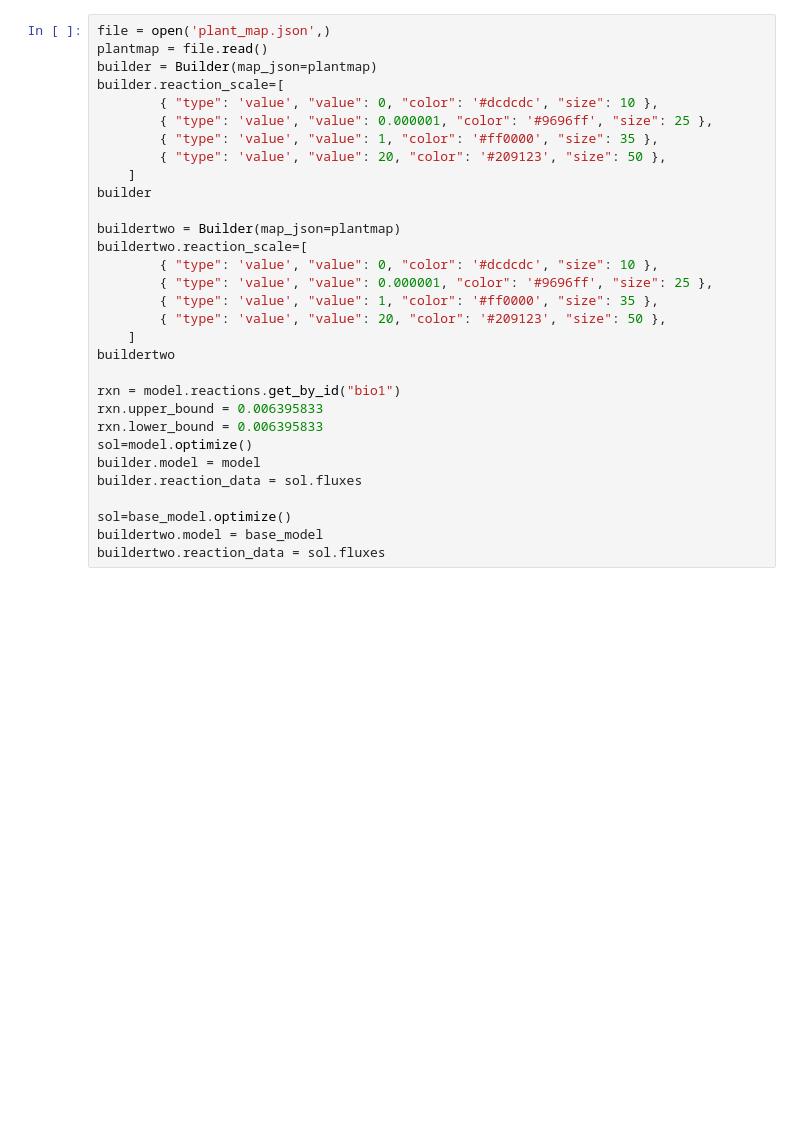
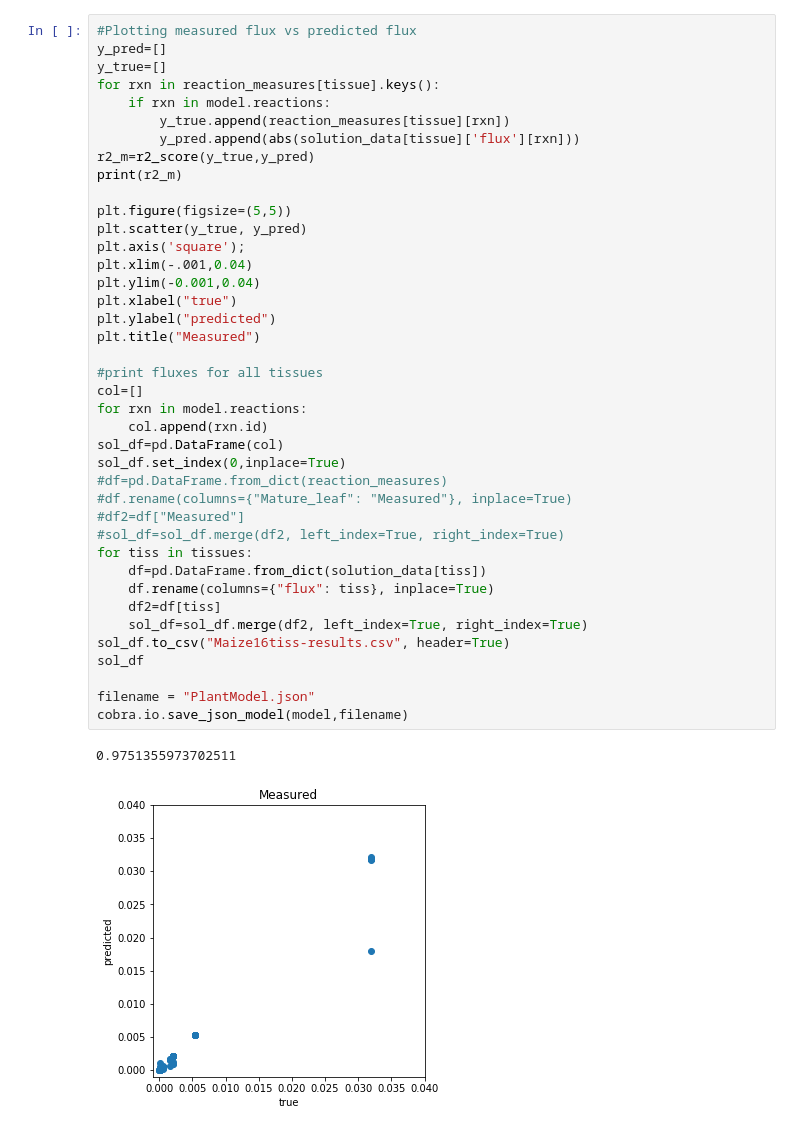
Before and after one commit to ModelSEED/ProjectNotebooks, a Jupyter notebook: MaizeProteomeModeling/ProteomeDrivenModeling.ipynb, the cells around one changed output. Drawn from its saved outputs; the diff is of its cells as text; blank space fills up the shorter version.

```diff
--- a/MaizeProteomeModeling/ProteomeDrivenModeling.ipynb
+++ b/MaizeProteomeModeling/ProteomeDrivenModeling.ipynb
@@ -253,31 +262,43 @@ Builder(reaction_data={'rxn00102_d1': 3.188478221778222e-05, 'rxn20508_d1': 3.18
-# %%
-file = open('plant_map.json',)
-plantmap = file.read()
-builder = Builder(map_json=plantmap)
-builder.reaction_scale=[
-        { "type": 'value', "value": 0, "color": '#dcdcdc', "size": 10 },
-        { "type": 'value', "value": 0.000001, "color": '#9696ff', "size": 25 },
-        { "type": 'value', "value": 1, "color": '#ff0000', "size": 35 },
-        { "type": 'value', "value": 20, "color": '#209123', "size": 50 },
-    ]
-builder
-
-buildertwo = Builder(map_json=plantmap)
-buildertwo.reaction_scale=[
-        { "type": 'value', "value": 0, "color": '#dcdcdc', "size": 10 },
-        { "type": 'value', "value": 0.000001, "color": '#9696ff', "size": 25 },
-        { "type": 'value', "value": 1, "color": '#ff0000', "size": 35 },
-        { "type": 'value', "value": 20, "color": '#209123', "size": 50 },
-    ]
-buildertwo
-
-rxn = model.reactions.get_by_id("bio1")
-rxn.upper_bound = 0.006395833
-rxn.lower_bound = 0.006395833
-sol=model.optimize()
-builder.model = model
-builder.reaction_data = sol.fluxes
-
-sol=base_model.optimize()
-buildertwo.model = base_model
-buildertwo.reaction_data = sol.fluxes
+# %%
+#Plotting measured flux vs predicted flux
+y_pred=[]
+y_true=[]
+for rxn in reaction_measures[tissue].keys():
+    if rxn in model.reactions:
+        y_true.append(reaction_measures[tissue][rxn])
+        y_pred.append(abs(solution_data[tissue]['flux'][rxn]))
+r2_m=r2_score(y_true,y_pred)
+print(r2_m)
+
+plt.figure(figsize=(5,5))
+plt.scatter(y_true, y_pred)
+plt.axis('square');
+plt.xlim(-.001,0.04)
+plt.ylim(-0.001,0.04)
+plt.xlabel("true")
+plt.ylabel("predicted")
+plt.title("Measured")
+
+#print fluxes for all tissues
+col=[]
+for rxn in model.reactions:
+    col.append(rxn.id)
+sol_df=pd.DataFrame(col)
+sol_df.set_index(0,inplace=True)
+#df=pd.DataFrame.from_dict(reaction_measures)
+#df.rename(columns={"Mature_leaf": "Measured"}, inplace=True)
+#df2=df["Measured"]
+#sol_df=sol_df.merge(df2, left_index=True, right_index=True)
+for tiss in tissues:
+    df=pd.DataFrame.from_dict(solution_data[tiss])
+    df.rename(columns={"flux": tiss}, inplace=True)
+    df2=df[tiss]
+    sol_df=sol_df.merge(df2, left_index=True, right_index=True)
+sol_df.to_csv("Maize16tiss-results.csv", header=True)
+sol_df
+
+filename = "PlantModel.json"
+cobra.io.save_json_model(model,filename)
+# %% [output]
+0.9751355973702511
+[figure, added]
```
Also changed, not shown: parts of 3 cells of this notebook, 21 other files.
